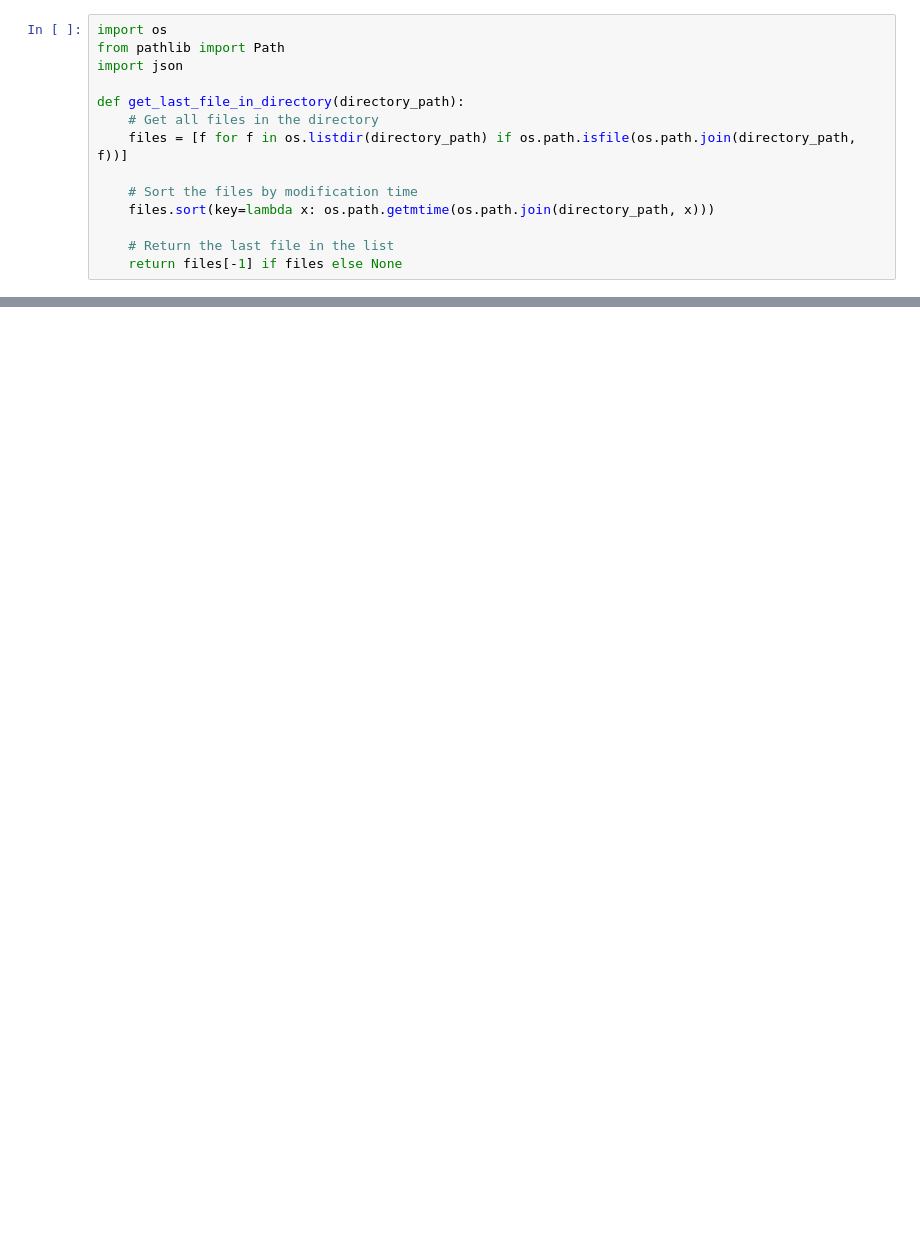
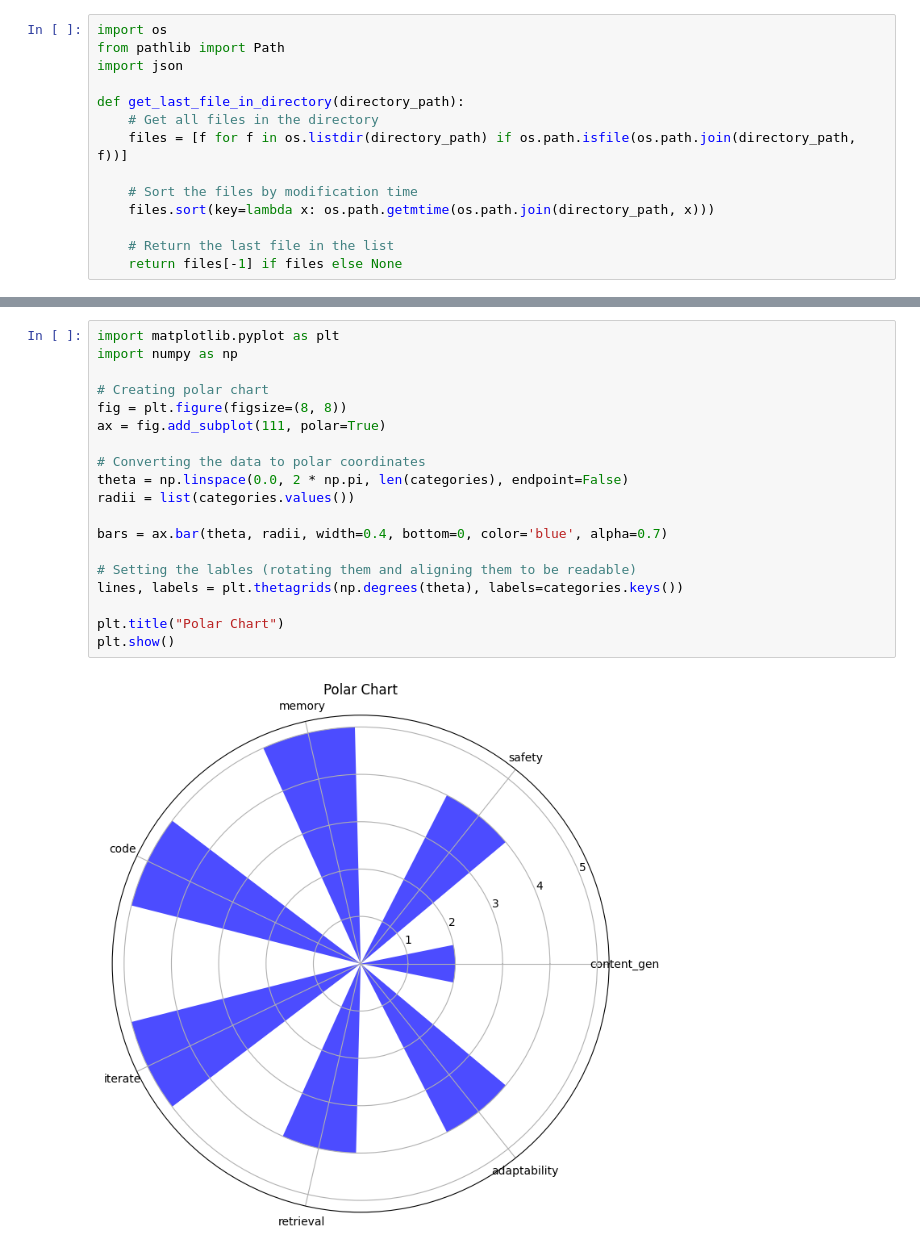
Before and after one commit to Significant-Gravitas/Auto-GPT-Benchmarks, a Jupyter notebook: notebooks/Visualization.ipynb, the cells around one changed output, grey strips where cells are left out. Cells and saved outputs as stored; diff of their text form; blank space fills up the shorter version.

```diff
--- a/notebooks/Visualization.ipynb
+++ b/notebooks/Visualization.ipynb
@@ -93,0 +117,21 @@ AttributeError: 'dict' object has no attribute 'answer'
+# %%
+import matplotlib.pyplot as plt
+import numpy as np
+
+# Creating polar chart
+fig = plt.figure(figsize=(8, 8))
+ax = fig.add_subplot(111, polar=True)
+
+# Converting the data to polar coordinates
+theta = np.linspace(0.0, 2 * np.pi, len(categories), endpoint=False)
+radii = list(categories.values())
+
+bars = ax.bar(theta, radii, width=0.4, bottom=0, color='blue', alpha=0.7)
+
+# Setting the lables (rotating them and aligning them to be readable)
+lines, labels = plt.thetagrids(np.degrees(theta), labels=categories.keys())
+
+plt.title("Polar Chart")
+plt.show()
+# %% [output]
+[figure, added]
```
Also changed, not shown: parts of 11 cells of this notebook, 4 other files.
